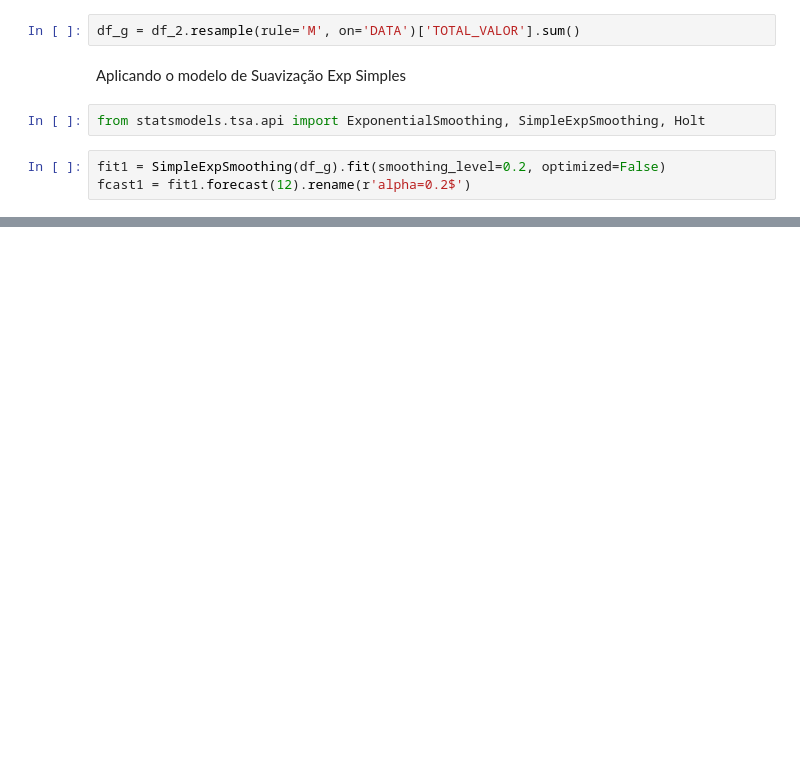
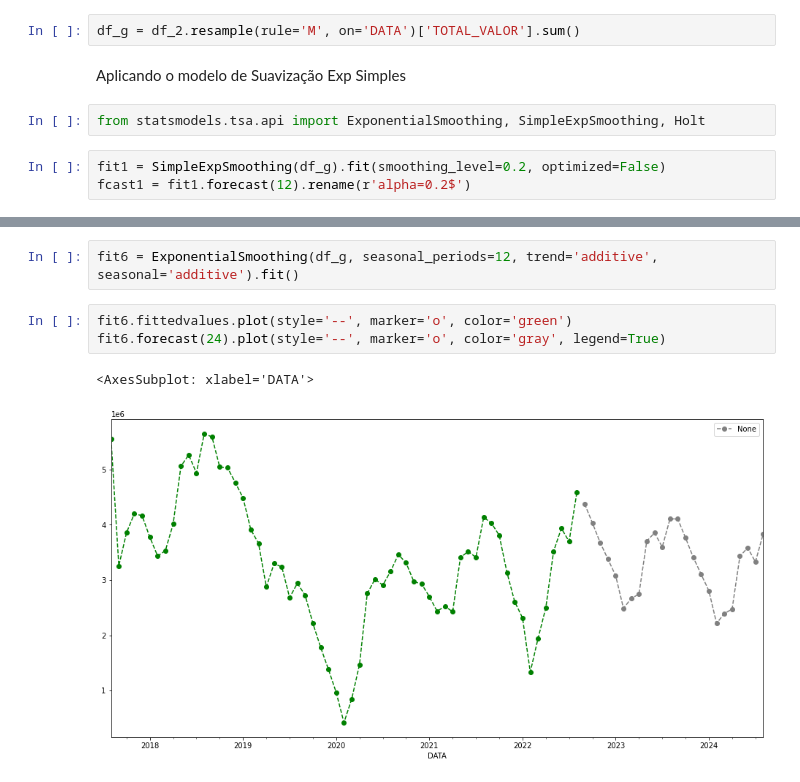
Before and after one commit to mpraes/time_series, a Jupyter notebook: suavizacao_exp_simples.ipynb, the cells around one changed output, grey strips where cells are left out. Saved outputs shown, nothing was run; the diff lists cells and outputs as text; blank space fills up the shorter version.

```diff
--- a/suavizacao_exp_simples.ipynb
+++ b/suavizacao_exp_simples.ipynb
@@ -54,0 +77,8 @@ fit2.fittedvalues.plot(marker='o', color='red')
+# %%
+fit6 = ExponentialSmoothing(df_g, seasonal_periods=12, trend='additive', seasonal='additive').fit()
+# %%
+fit6.fittedvalues.plot(style='--', marker='o', color='green')
+fit6.forecast(24).plot(style='--', marker='o', color='gray', legend=True)
+# %% [output]
+<AxesSubplot: xlabel='DATA'>
+[figure, added]
```
Also changed, not shown: parts of 9 cells of this notebook, 9 other files.
